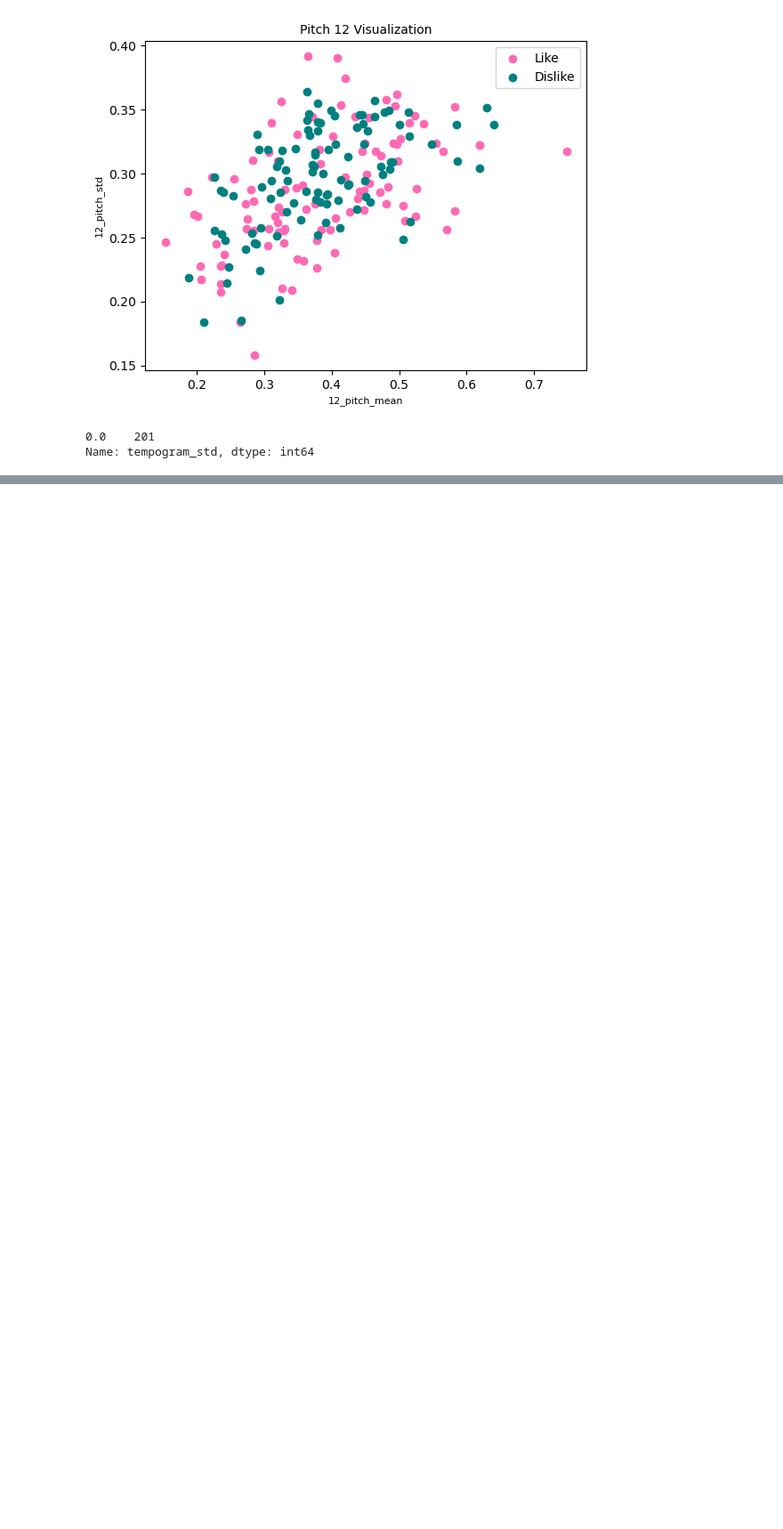
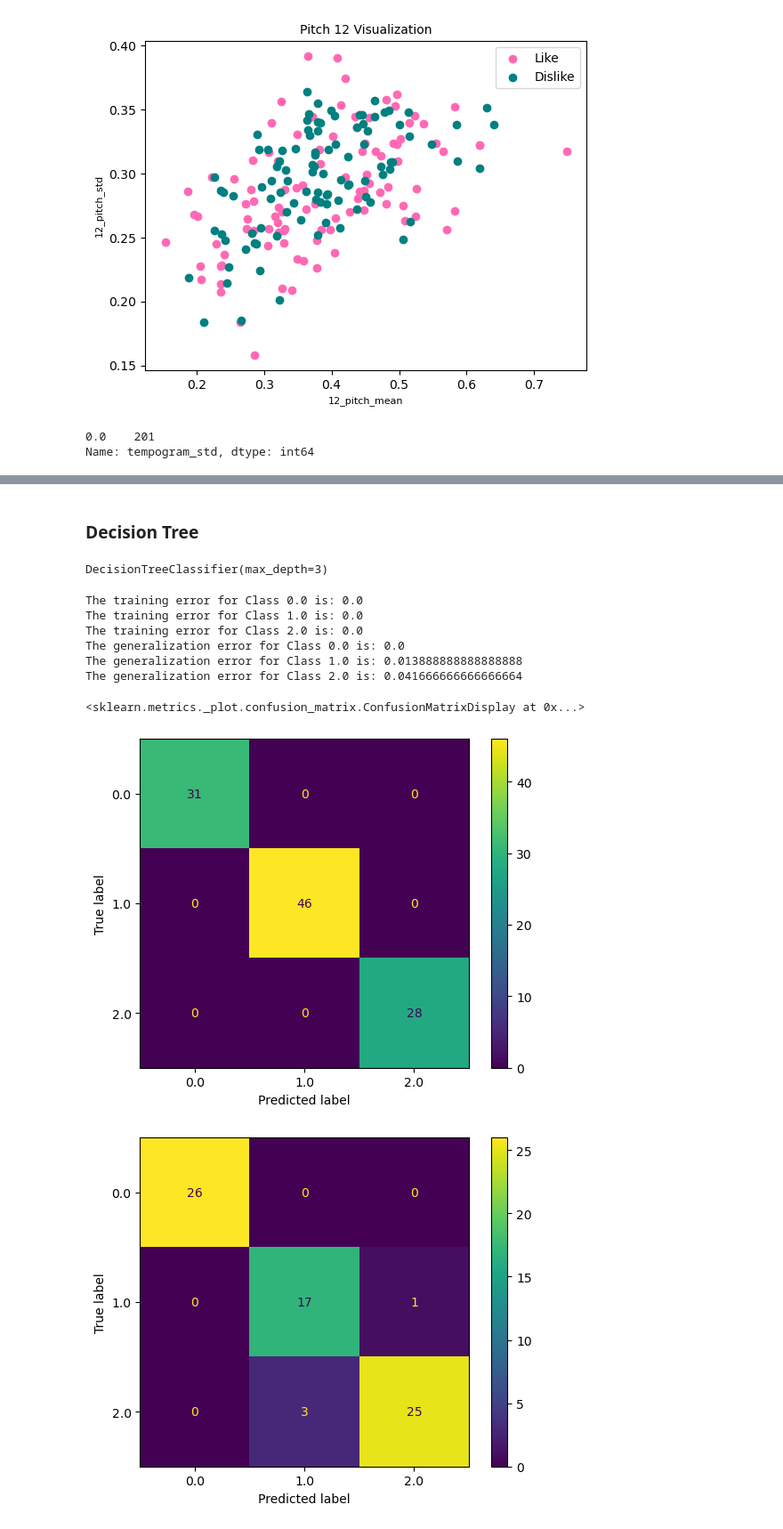
Before and after one commit to IsitaRex/Supervising-My-Musical-Taste, a Jupyter notebook: supervising_my_musical_taste.ipynb, the cells around one changed output, grey strips where cells are left out. Shown: that part at 89% size. Drawn from its saved outputs; the diff is of its cells as text; code cells hidden in the pictures; blank space fills up the shorter version.

```diff
--- a/supervising_my_musical_taste.ipynb
+++ b/supervising_my_musical_taste.ipynb
@@ -163,0 +223,8 @@ Name: tempogram_std, dtype: int64
+# %%
+def compute_errors(model, X_train, y_train, X_test, y_test):
+  for class_ in np.unique(y_train):
+    training_error = compute_error(model.predict(X_train), y_train, class_ = class_)
+    print(f'The training error for Class {class_} is: {training_error}')
+  for class_ in np.unique(y_test):
+    generalization_error = compute_error(model.predict(X_test), y_test, class_ = class_)
+    print(f'The generalization error for Class {class_} is: {generalization_error}')
@@ -163,0 +270,21 @@ Name: tempogram_std, dtype: int64
+# %% [markdown]
+### Decision Tree
+# %%
+tree = DecisionTreeClassifier(max_depth=3)
+tree.fit(X_train,y_train)
+# %% [output]
+DecisionTreeClassifier(max_depth=3)
+# %%
+compute_errors(tree, X_train, y_train, X_test, y_test)
+plot_confusion_matrix(tree,X_train,y_train)
+plot_confusion_matrix(tree,X_test,y_test)
+# %% [output]
+The training error for Class 0.0 is: 0.0
+The training error for Class 1.0 is: 0.0
+The training error for Class 2.0 is: 0.0
+The generalization error for Class 0.0 is: 0.0
+The generalization error for Class 1.0 is: 0.013888888888888888
+The generalization error for Class 2.0 is: 0.041666666666666664
+<sklearn.metrics._plot.confusion_matrix.ConfusionMatrixDisplay at 0x...>
+[figure, added]
+[figure, added]
```
Also changed, not shown: parts of 17 cells of this notebook, 2 other files.
